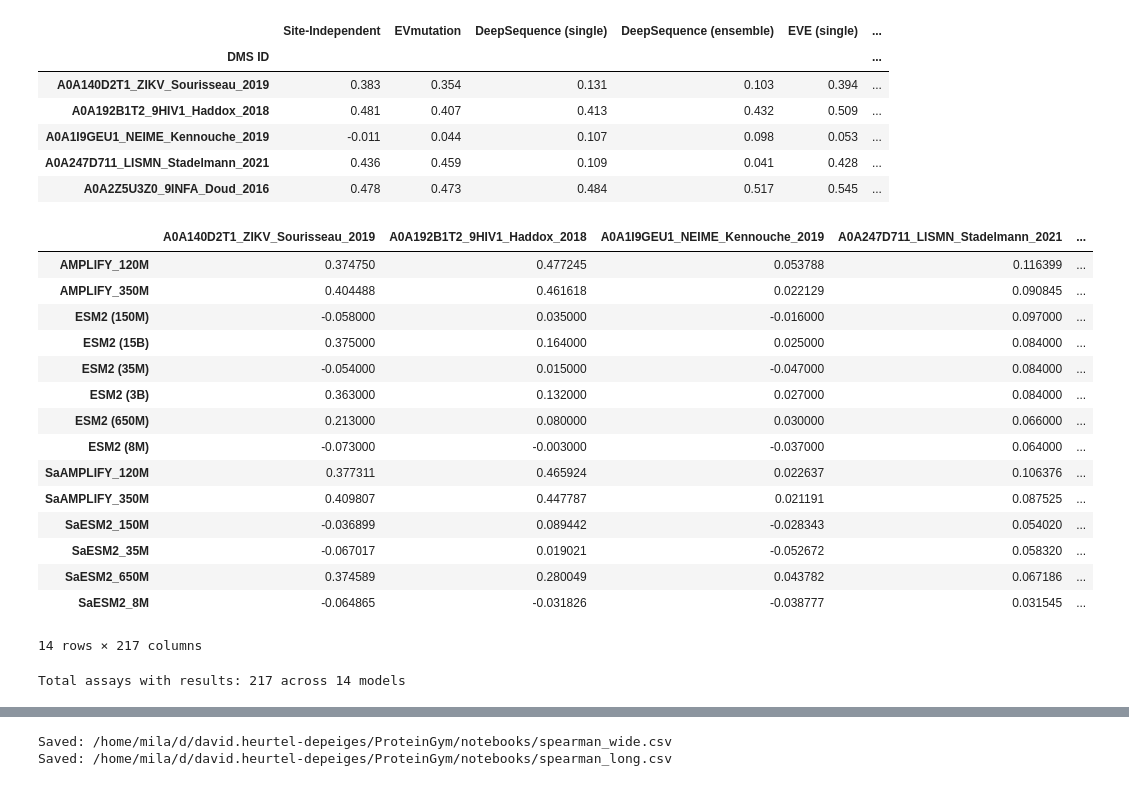
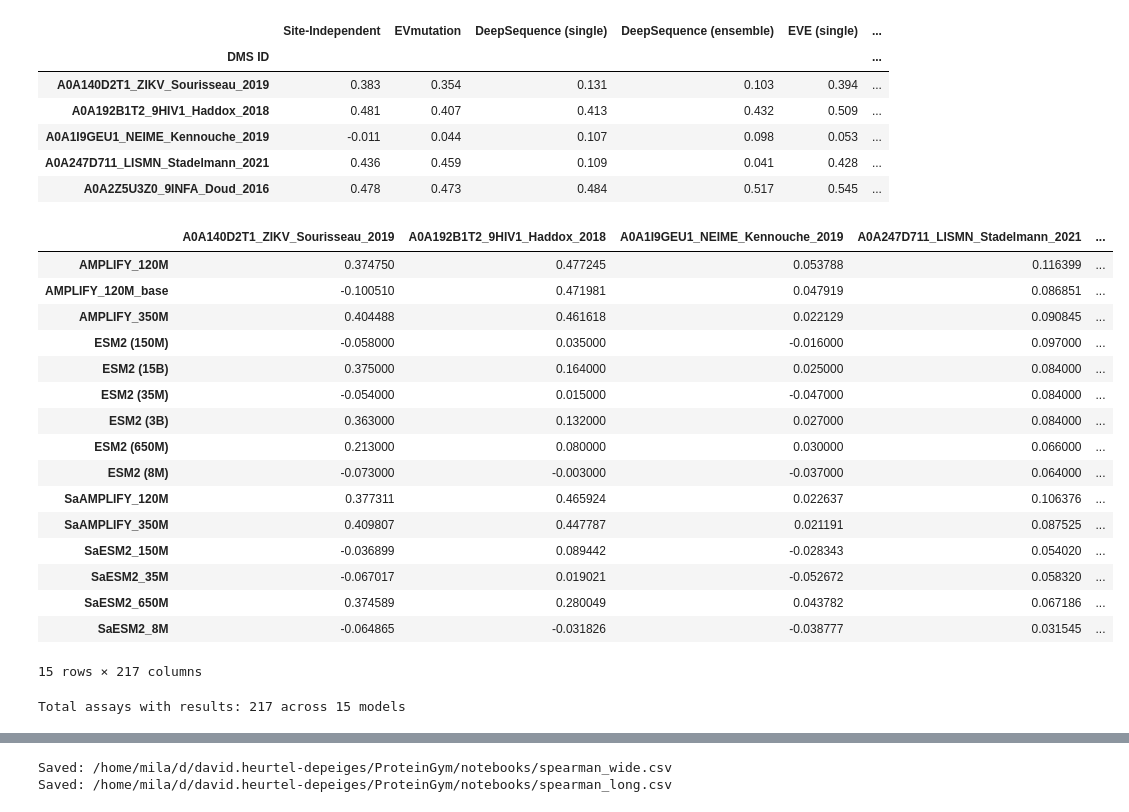
Before and after one commit to david-heurtel-depeiges/ProteinGym, a Jupyter notebook: notebooks/analyze_DMS_zero_shot_results.ipynb, the cells around one changed output, grey strips where cells are left out. Drawn from its saved outputs; the diff is of its cells as text; code cells hidden in the pictures.

Commit message:
Add local AMPLIFY evaluation (for other user you will have to tweak things based on how the ckpt are loaded and everything, I can help with that). Add notebooks to analyze the results.

```diff
--- a/notebooks/analyze_DMS_zero_shot_results.ipynb
+++ b/notebooks/analyze_DMS_zero_shot_results.ipynb
@@ -145,6 +216,7 @@ This notebook loads per-assay CSVs from one or more model result folders, comput
 model_paths = {
     "AMPLIFY_350M": "/network/scratch/d/david.heurtel-depeiges/proteingym/results/zero_shot_substitutions_scores/AMPLIFY/350M_hf_mm",
     "AMPLIFY_120M": "/network/scratch/d/david.heurtel-depeiges/proteingym/results/zero_shot_substitutions_scores/AMPLIFY/120M_hf_mm",
+    "AMPLIFY_120M_base": "/network/scratch/d/david.heurtel-depeiges/proteingym/results/zero_shot_substitutions_scores/AMPLIFY/120Mbase_hf_mm",
     "ESM2 (8M)": "precomputed",
     "ESM2 (35M)": "precomputed",
     "ESM2 (150M)" : "precomputed",
@@ -164,6 +236,7 @@ model_paths = {
 colors = {
     "AMPLIFY_350M": "#1f77b4",  # blue
     "AMPLIFY_120M": "#aec7e8",  # lighter blue
+    "AMPLIFY_120M_base": "#595f6c",  # blue gray
     "ESM2 (8M)": "#ffcc80",      # light orange
     "ESM2 (35M)": "#ff9f40",     # medium-light orange
     "ESM2 (150M)": "#ff8f00",    # medium orange
@@ -183,6 +256,7 @@ colors = {
 model_sizes = { # In Millions of parameters
     "AMPLIFY_350M": 350,
     "AMPLIFY_120M": 120,
+    "AMPLIFY_120M_base": 120,
     "ESM2 (8M)": 8,
     "ESM2 (35M)": 35,
     "ESM2 (150M)" : 150,
@@ -201,6 +275,7 @@ model_sizes = { # In Millions of parameters
 
 model_families = {
     "AMPLIFY": ["AMPLIFY_350M", "AMPLIFY_120M"],
+    "AMPLIFY_base": [],
     "SaAMPLIFY": ["SaAMPLIFY_350M", "SaAMPLIFY_120M"],
     "ESM2": ["ESM2 (35M)", "ESM2 (150M)", "ESM2 (650M)", "ESM2 (3B)", "ESM2 (15B)", "ESM2 (8M)"],
     # "myESM2": ["myESM2_8M"],
@@ -224,13 +299,16 @@ dms_substitutions_df.head() # Structure is index is DMS id, columsn are model na
 # %%
 if not model_paths:
     print("Please set 'model_paths' to your result folders (each containing per-assay CSVs).")
 else:
-    wide_df, long_df = evaluate_models(model_paths, dms_substitutions_df)
+    # Toggle recompute to True to force refresh of cached per-assay Spearman scores
+    recompute = False
+    wide_df, long_df = evaluate_models(model_paths, dms_substitutions_df, recompute=recompute)
     display(wide_df)
     print(f"Total assays with results: {long_df['assay'].nunique()} across {long_df['model'].nunique()} models")
 # %% [output]
 |  | A0A140D2T1_ZIKV_Sourisseau_2019 | A0A192B1T2_9HIV1_Haddox_2018 | A0A1I9GEU1_NEIME_Kennouche_2019 | A0A247D711_LISMN_Stadelmann_2021 | ... |
 | AMPLIFY_120M | 0.374750 | 0.477245 | 0.053788 | 0.116399 | ... |
+| AMPLIFY_120M_base | -0.100510 | 0.471981 | 0.047919 | 0.086851 | ... |
 | AMPLIFY_350M | 0.404488 | 0.461618 | 0.022129 | 0.090845 | ... |
 | ESM2 (150M) | -0.058000 | 0.035000 | -0.016000 | 0.097000 | ... |
 | ESM2 (15B) | 0.375000 | 0.164000 | 0.025000 | 0.084000 | ... |
@@ -244,8 +322,8 @@ else:
 | SaESM2_35M | -0.067017 | 0.019021 | -0.052672 | 0.058320 | ... |
 | SaESM2_650M | 0.374589 | 0.280049 | 0.043782 | 0.067186 | ... |
 | SaESM2_8M | -0.064865 | -0.031826 | -0.038777 | 0.031545 | ... |
-14 rows × 217 columns
+15 rows × 217 columns
-Total assays with results: 217 across 14 models
+Total assays with results: 217 across 15 models
 # %%
 # Violin plot comparing models
 if 'long_df' in globals() and not long_df.empty:
```
Also changed, not shown: parts of 5 cells of this notebook, 6 other files.
